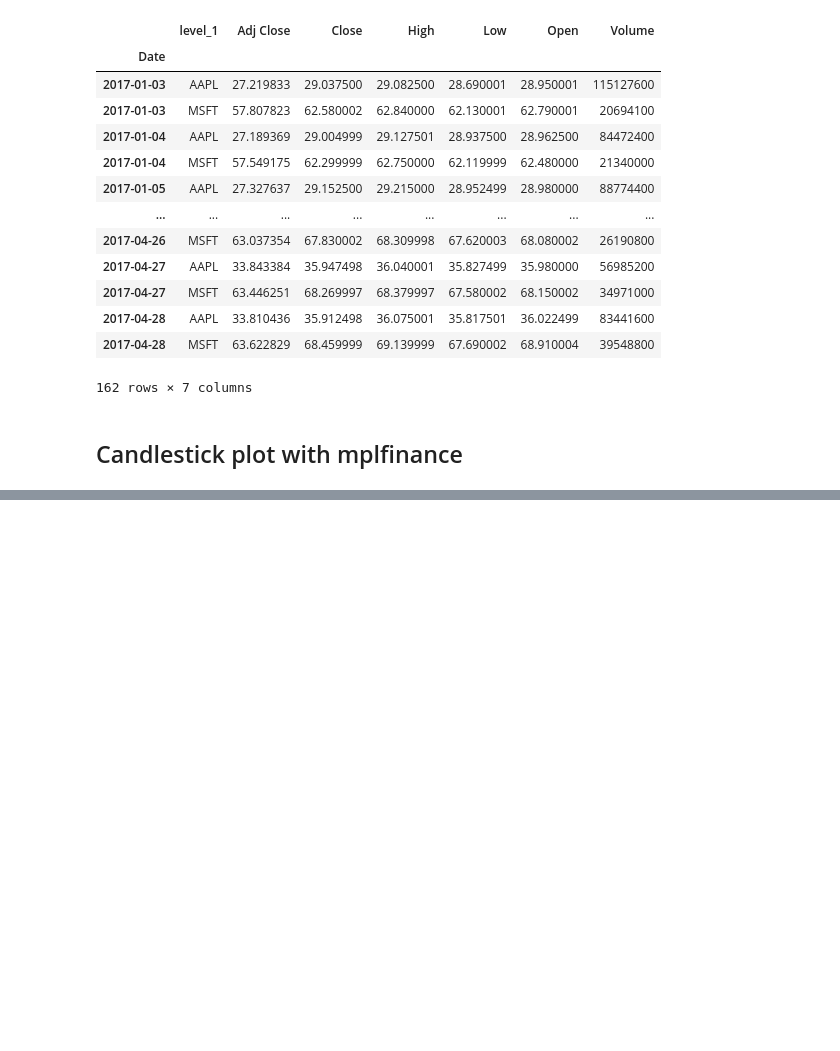
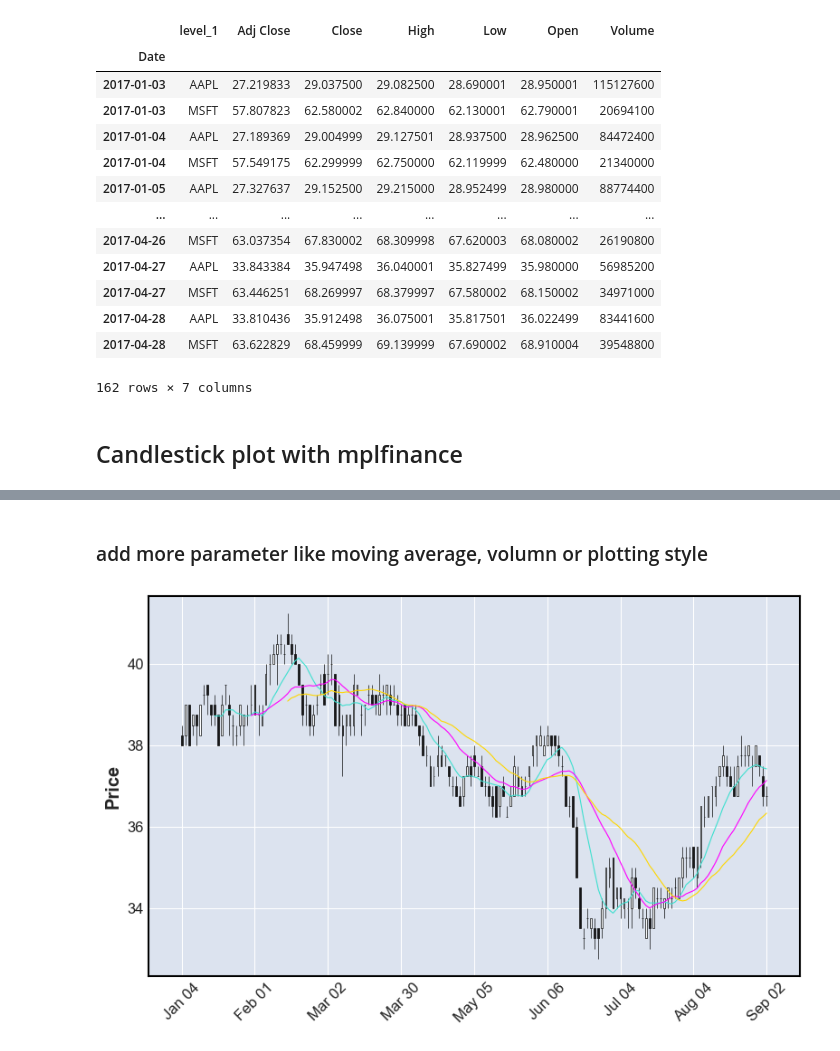
Before and after one commit to PattaWapee/ML_DL_investing, a Jupyter notebook: Python_for_investing.ipynb, the cells around one changed output, grey strips where cells are left out. Saved outputs shown, nothing was run; the diff lists cells and outputs as text; code cells hidden in the pictures; blank space fills up the shorter version.

```diff
--- a/Python_for_investing.ipynb
+++ b/Python_for_investing.ipynb
@@ -172,0 +185,7 @@ data_stack = data_stack_lev1.reset_index().set_index('Date').rename(columns={'le
+# %% [markdown]
+### add more parameter like moving average, volumn or plotting style
+# %%
+# choose only 2022 and show candle and add moving average
+mpf.plot(PTT.loc['2022'], type = 'candle', figsize = (10,6), mav = (10,20,30))
+# %% [output]
+[figure, added]
```
Also changed, not shown: parts of 29 cells of this notebook, 2 other files.
